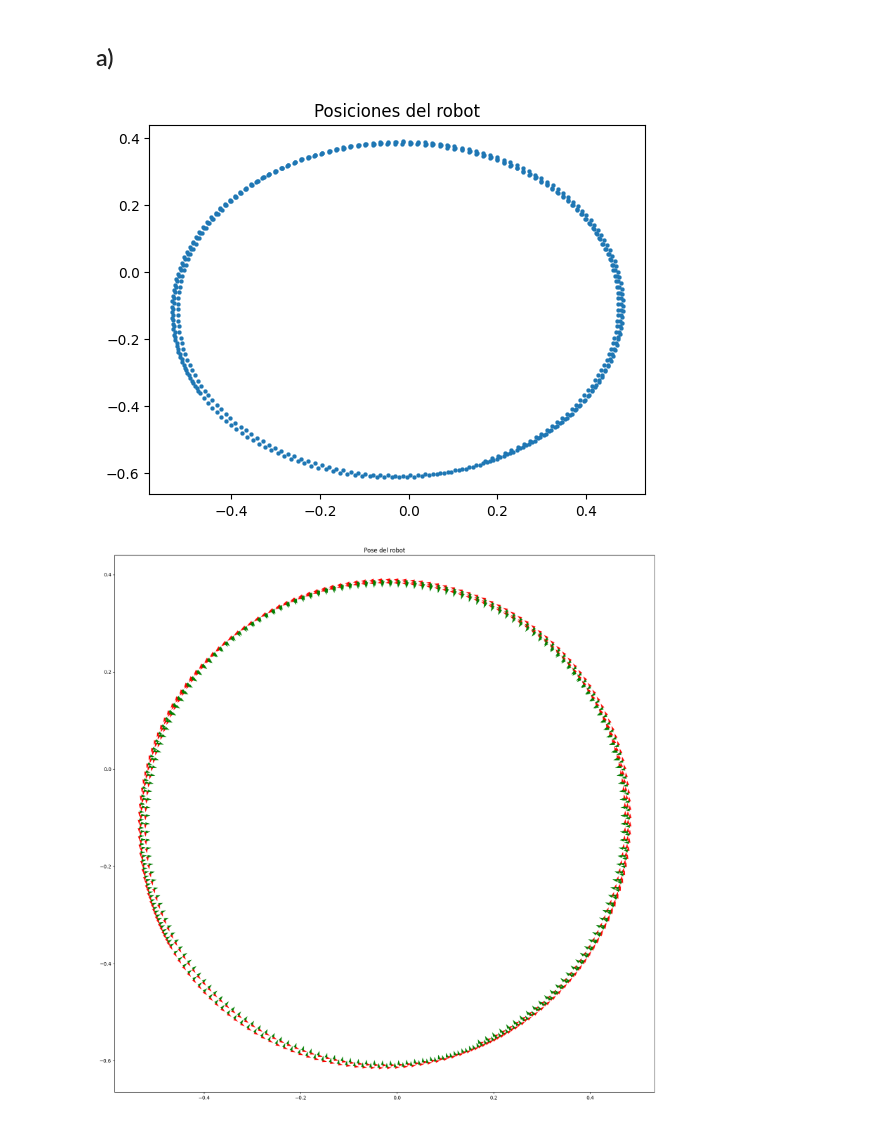
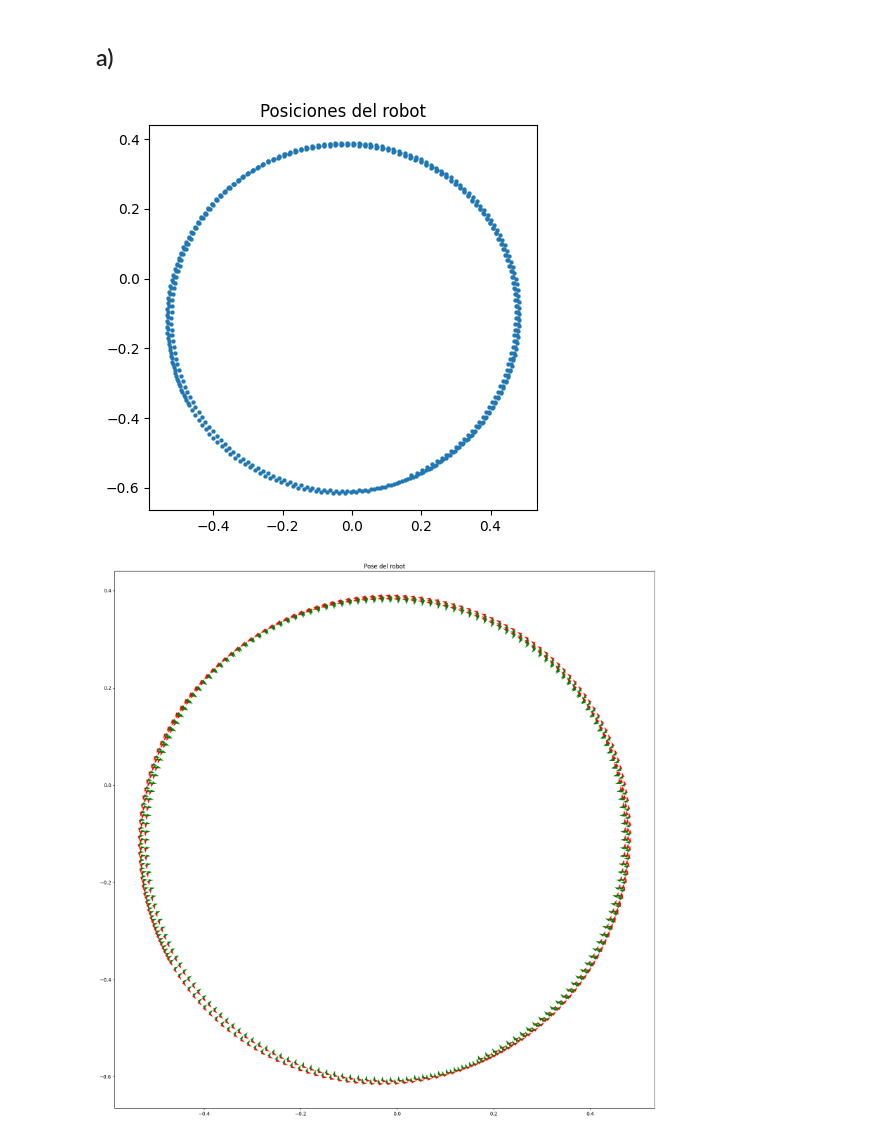
Before and after one commit to EmmanuelMess/Robotica-Movil-TP2, a Jupyter notebook: Ejercicio 6/main.ipynb, the cells around one changed output. Cells and saved outputs as stored; diff of their text form; code cells hidden in the pictures.

```diff
--- a/Ejercicio 6/main.ipynb
+++ b/Ejercicio 6/main.ipynb
@@ -29,11 +29,15 @@ data
 # %% [markdown]
 ## a)
 # %%
+plt.rcParams["figure.figsize"] = (5,5)
+
 plt.scatter(data.x, data.y, marker=".", linewidths=0.1)
 plt.title("Posiciones del robot")
 plt.show()
+
+plt.rcParams["figure.figsize"] = (6.4, 4.8)
 # %% [output]
-[figure, old version]
+[figure, new version]
 # %%
 plt.rcParams["figure.figsize"] = (20,20)
 
```
Also changed, not shown: parts of 1 cell of this notebook.
